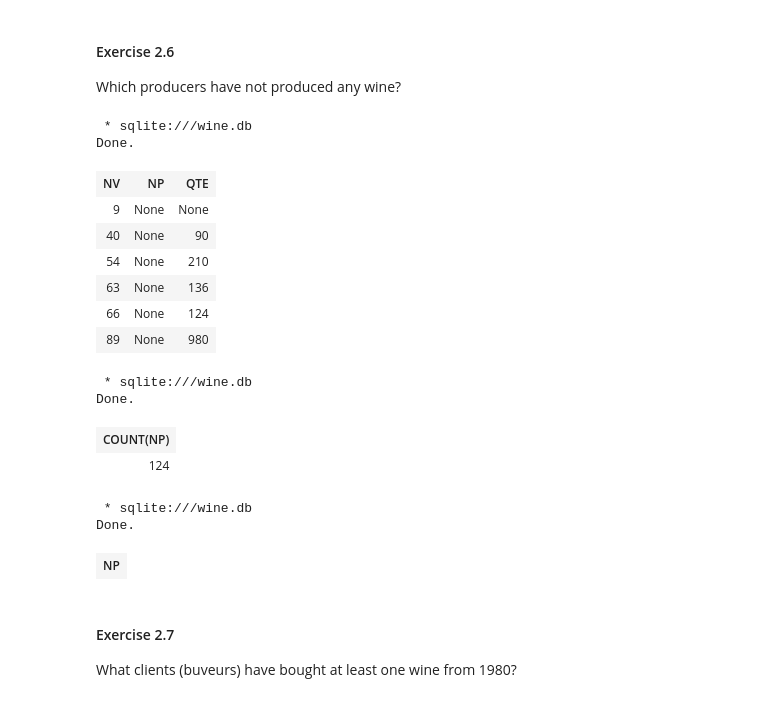
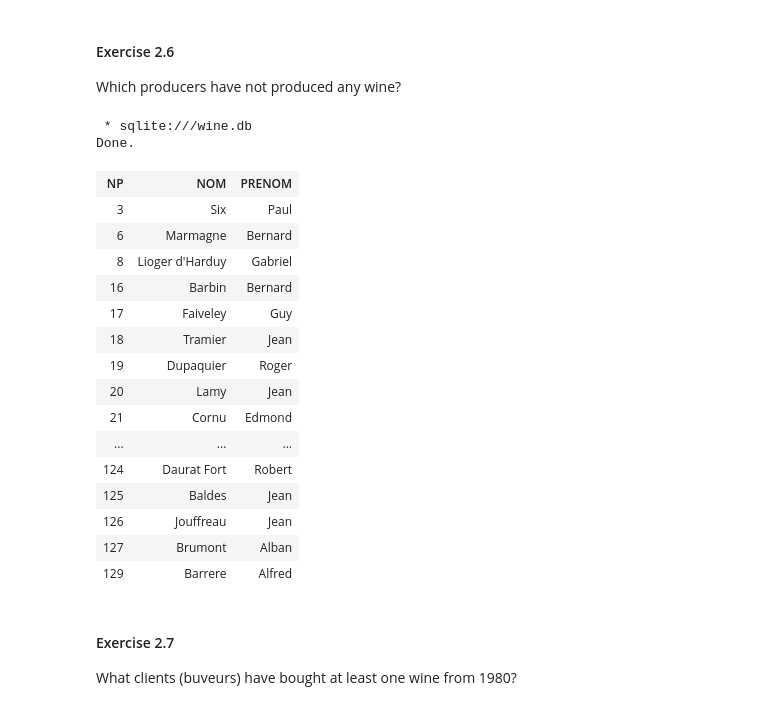
Before and after one commit to margauxRodrigues/Bases-de-donn-es, a Jupyter notebook: TP2_Margaux_rodrigues.ipynb, the cells around one changed output. Cells and saved outputs as stored; diff of their text form; code cells hidden in the pictures.

```diff
--- a/TP2_Margaux_rodrigues.ipynb
+++ b/TP2_Margaux_rodrigues.ipynb
@@ -590,36 +574,31 @@ Done.
 #### Exercise 2.6
 
 Which producers have not produced any wine?
-# %%
-%%sql
-SELECT * from PRODUCTION
-WHERE NP IS NULL
-# %% [output]
- * sqlite:///wine.db
-Done.
-| NV | NP | QTE |
-| 9 | None | None |
-| 40 | None | 90 |
-| 54 | None | 210 |
-| 63 | None | 136 |
-| 66 | None | 124 |
-| 89 | None | 980 |
-# %%
-%%sql
-SELECT COUNT(NP) FROM producer
-# %% [output]
- * sqlite:///wine.db
-Done.
-| COUNT(NP) |
-| 124 |
 # %%
 %%sql
-SELECT producer.NP FROM producer
-WHERE producer.NP NOT IN (SELECT production.NP FROM production)
+SELECT producer.NP, producer.NOM, producer.PRENOM FROM producer LEFT JOIN
+    production ON producer.NP = production.NP
+WHERE NV IS NULL
+ORDER BY producer.NP
 # %% [output]
  * sqlite:///wine.db
 Done.
-| NP |
+| NP | NOM | PRENOM |
+| 3 | Six | Paul |
+| 6 | Marmagne | Bernard |
+| 8 | Lioger d'Harduy | Gabriel |
+| 16 | Barbin | Bernard |
+| 17 | Faiveley | Guy |
+| 18 | Tramier | Jean |
+| 19 | Dupaquier | Roger |
+| 20 | Lamy | Jean |
+| 21 | Cornu | Edmond |
+| ... | ... | ... |
+| 124 | Daurat Fort | Robert |
+| 125 | Baldes | Jean |
+| 126 | Jouffreau | Jean |
+| 127 | Brumont | Alban |
+| 129 | Barrere | Alfred |
 # %% [markdown]
 #### Exercise 2.7
 
```
Also changed, not shown: parts of 14 cells of this notebook, 1 other file.
